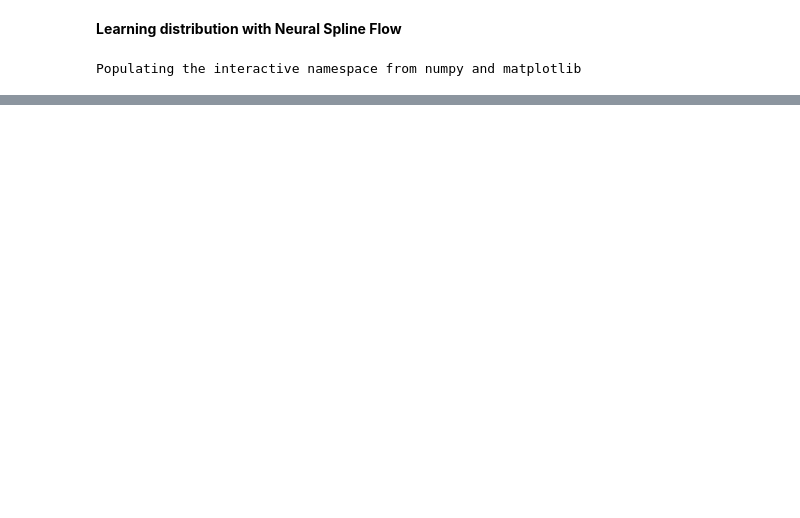
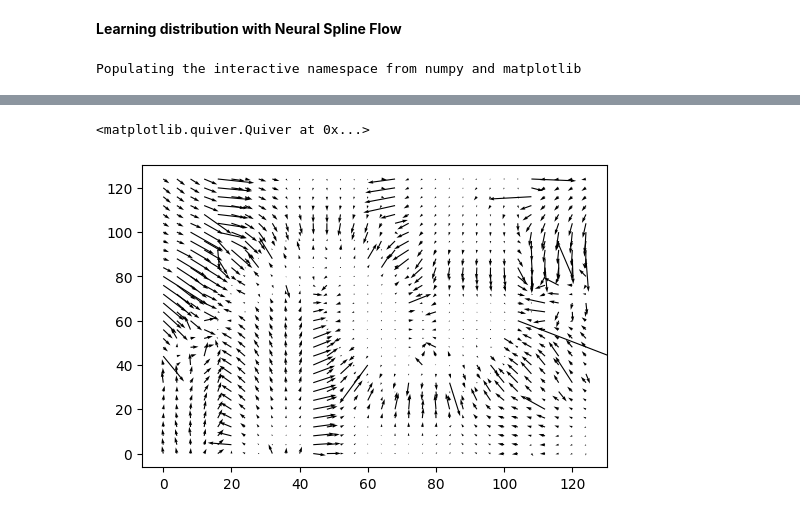
Before and after one commit to b-remy/score-estimation-comparison, a Jupyter notebook: normalizing-flow.ipynb, the cells around one changed output, grey strips where cells are left out. Cells and saved outputs as stored; diff of their text form; code cells hidden in the pictures; blank space fills up the shorter version.

```diff
--- a/normalizing-flow.ipynb
+++ b/normalizing-flow.ipynb
@@ -181,0 +156,9 @@ hist2d(samps[:,0], samps[:,1],64, range=[[-1.2,2.2],[-0.6,1.1]]);
+# %%
+# Let's compute the score function (gradient of the log likelihood)
+log_prob = partial(model.apply, params, next(rng_seq))
+log_prob(jnp.zeros(2).reshape(1,2)).shape
+
+def log_prob_reshaped(x):
+    return jnp.reshape(log_prob(x), ())
+
+score = jax.vmap(jax.grad(log_prob_reshaped))
@@ -181,0 +178,13 @@ hist2d(samps[:,0], samps[:,1],64, range=[[-1.2,2.2],[-0.6,1.1]]);
+# %%
+figure(dpi=100)
+X = linspace(-1.5,2.5,32)
+Y = linspace(-1.,1.5,32)
+points = stack(meshgrid(X, Y), axis=-1).reshape((-1, 1, 2))
+g = score(points).reshape((32, 32, 2))
+#print(g.shape)
+#g = score(points).reshape([len(Y), len(X), 2])
+_x = jnp.arange(0, 128, 4)
+_y = jnp.arange(0, 128, 4)
+# %% [output]
+<matplotlib.quiver.Quiver at 0x...>
+[figure, added]
```
Also changed, not shown: parts of 19 cells of this notebook.
